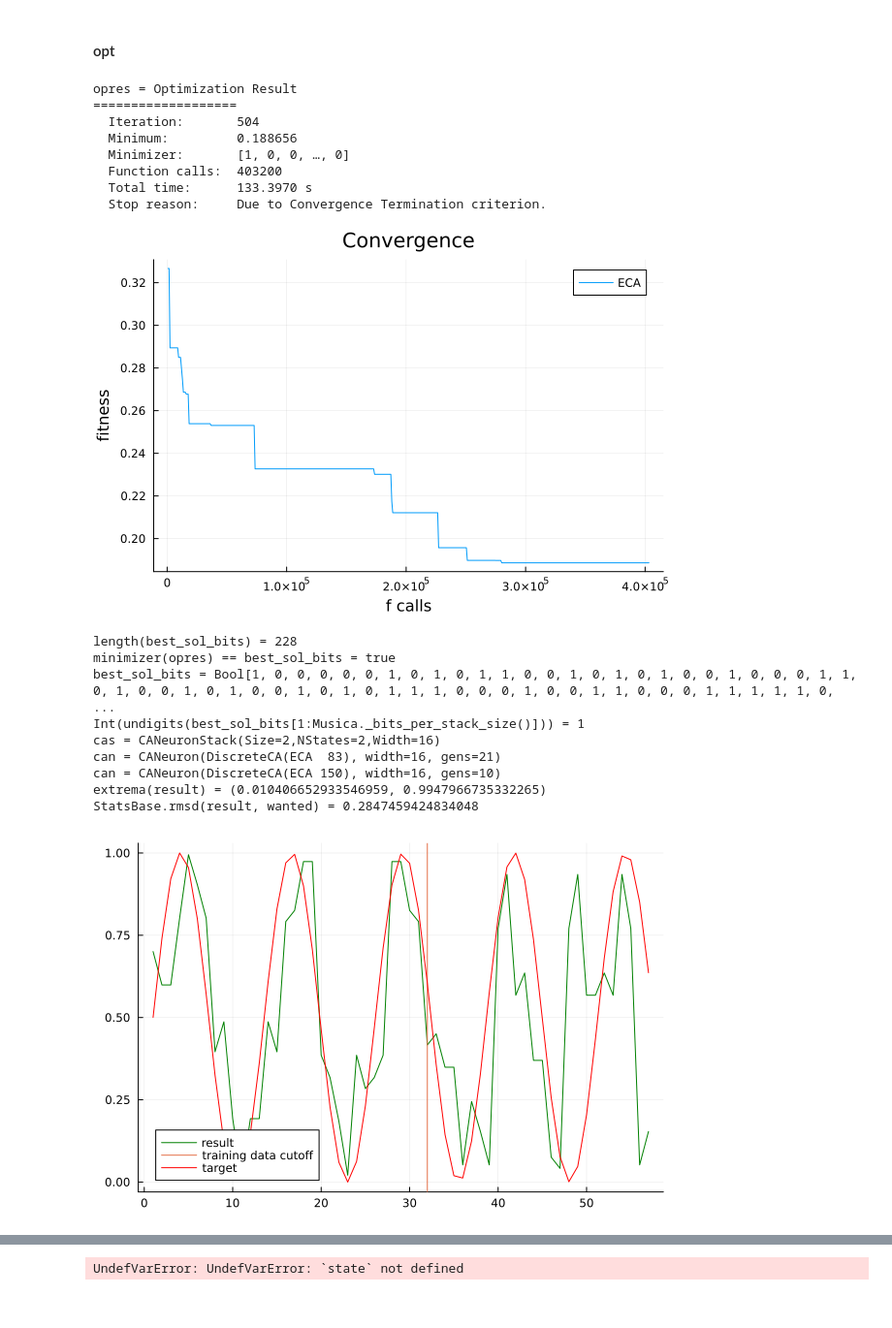
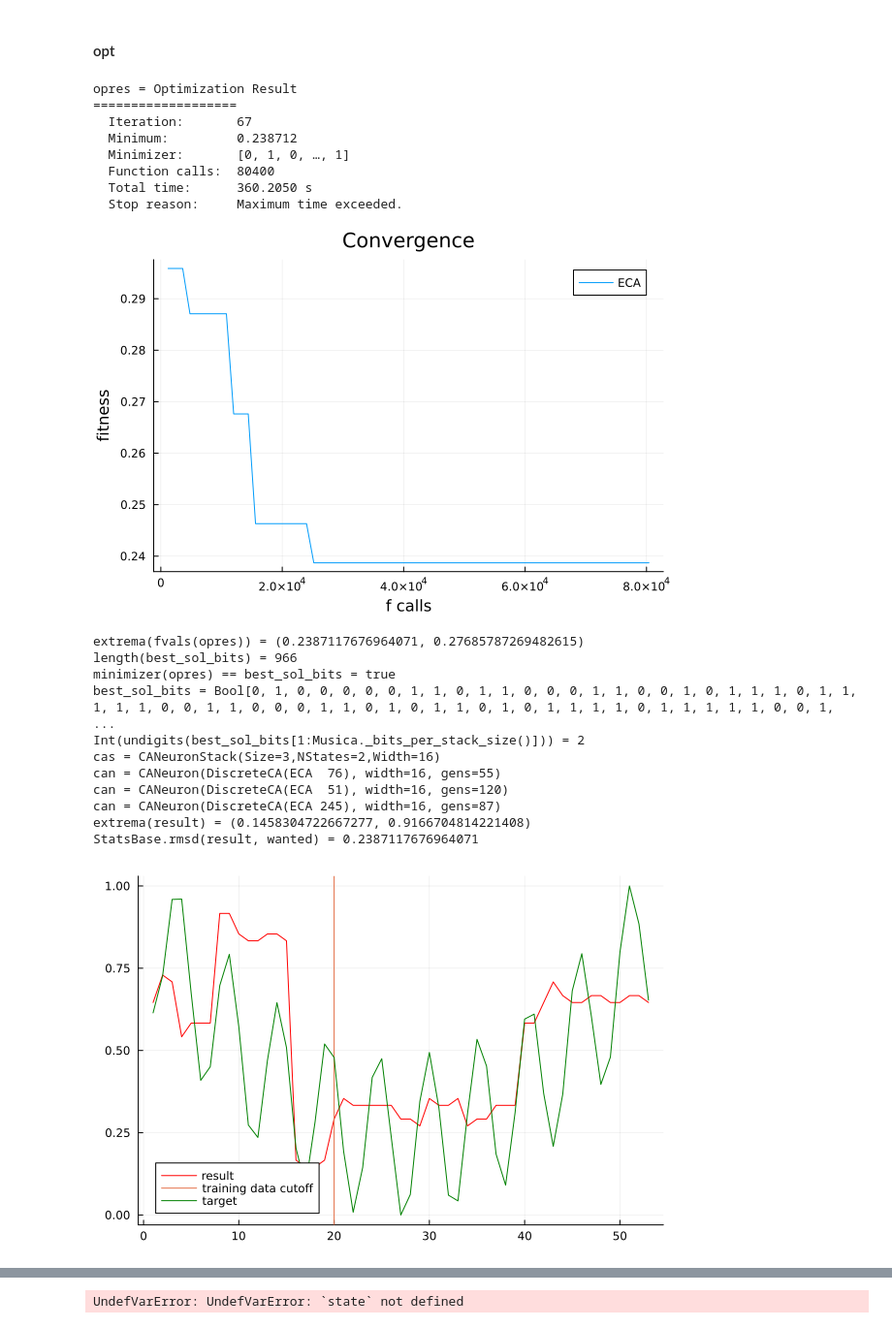
Before and after one commit to ORBAT/Musica, a Jupyter notebook: src/scratch.ipynb, the cells around one changed output, grey strips where cells are left out. Shown at 97% size. Saved outputs shown, nothing was run; the diff lists cells and outputs as text; code cells hidden in the pictures.

```diff
--- a/src/scratch.ipynb
+++ b/src/scratch.ipynb
@@ -138,10 +138,12 @@ BenchmarkTools.Trial: 113 samples with 1 evaluation.
 # %%
 using Musica, Plots, Metaheuristics
 # _bits_per_generation=5, _bits_per_stack_size=5, _row_width=16
-hyvät_bpg5_sz5 = (Bool[1, 0, 0, 0, 0, 0, 0, 1, 0, 1, 1, 1, 0, 0, 1, 0, 1, 0, 1, 0, 0, 1, 0, 1, 0, 0, 1, 1, 0, 0, 1, 0, 1, 0, 0, 1, 1, 1, 0, 1, 1, 1, 1, 1, 1, 0, 0, 0, 1, 0, 1, 1, 1, 1, 0, 1, 1, 0, 1, 1, 0, 0, 1, 0, 1, 0, 1, 0, 0, 1, 0, 0, 1, 1, 1, 0, 0, 0, 1, 0, 0, 0, 1, 1, 1, 0, 1, 0, 1, 0, 0, 0, 1, 0, 1, 0, 0, 1, 1, 1, 0, 1, 0, 1, 1, 0, 0, 0, 1, 0, 0, 0, 0, 1, 1, 1, 1, 0, 1, 0, 1, 0, 1, 0, 0, 0, 1, 0, 0, 1, 1, 1, 1, 0, 1, 0, 1, 0, 1, 0, 1, 1, 0, 0, 1, 1, 1, 0, 1, 0, 1, 1, 0, 0, 1, 0, 0, 0, 0, 0, 0, 1, 1, 1, 0, 1, 1, 1, 1, 0, 0, 1, 1, 1, 0, 1, 0, 0, 0, 0, 0, 1, 0, 1, 1, 0, 1, 0, 0, 0, 1, 1, 0, 0, 0, 1, 0, 1, 0, 1, 1, 1, 0, 0, 1, 1, 1, 1, 1, 1, 1, 1, 0, 1, 0, 0, 1, 0, 1, 1, 0, 1, 1, 1, 1, 0, 0, 1, 0, 0, 0, 1, 1, 1, 0, 1, 1, 1, 0, 0, 0, 1, 0, 0, 1, 1, 0, 1, 0, 1, 0, 1, 1, 0, 0, 1, 0, 1, 1, 0, 0, 0, 1, 0, 0, 1, 0, 1, 0, 0, 0, 1, 0, 0, 0, 0, 0, 0, 1, 0, 0, 1, 0, 1, 1, 1, 0, 1, 1, 1, 1, 0, 1, 1, 0, 0, 1, 1, 1, 1, 0, 1, 1, 0, 1, 1, 1, 0, 1, 0, 1, 1, 0, 1, 0, 0, 0, 0, 0, 1, 0, 1, 0, 1, 0, 0, 1, 1, 1, 1, 0, 1, 0, 1, 1, 1, 1, 0, 0, 1, 1, 1, 0, 1, 1, 1, 0, 1, 1, 0, 0, 1, 1, 1, 0, 1, 1, 0, 0, 0, 1, 1, 0, 0, 0, 0, 1, 0, 0, 1, 0, 0, 1, 1, 1, 0, 0, 1, 0, 0, 0, 1, 0, 0, 0, 0, 0, 0, 0, 1, 0, 1, 1, 1, 1, 0, 0, 1, 1, 0, 1, 1, 1, 1, 1, 0, 1, 1, 1, 0, 0, 0, 1, 0, 1, 1, 0, 0, 1, 1, 0]
+# siniaaltotestidata
+#= hyvät_bpg5_sz5 = (Bool[1, 0, 0, 0, 0, 0, 0, 1, 0, 1, 1, 1, 0, 0, 1, 0, 1, 0, 1, 0, 0, 1, 0, 1, 0, 0, 1, 1, 0, 0, 1, 0, 1, 0, 0, 1, 1, 1, 0, 1, 1, 1, 1, 1, 1, 0, 0, 0, 1, 0, 1, 1, 1, 1, 0, 1, 1, 0, 1, 1, 0, 0, 1, 0, 1, 0, 1, 0, 0, 1, 0, 0, 1, 1, 1, 0, 0, 0, 1, 0, 0, 0, 1, 1, 1, 0, 1, 0, 1, 0, 0, 0, 1, 0, 1, 0, 0, 1, 1, 1, 0, 1, 0, 1, 1, 0, 0, 0, 1, 0, 0, 0, 0, 1, 1, 1, 1, 0, 1, 0, 1, 0, 1, 0, 0, 0, 1, 0, 0, 1, 1, 1, 1, 0, 1, 0, 1, 0, 1, 0, 1, 1, 0, 0, 1, 1, 1, 0, 1, 0, 1, 1, 0, 0, 1, 0, 0, 0, 0, 0, 0, 1, 1, 1, 0, 1, 1, 1, 1, 0, 0, 1, 1, 1, 0, 1, 0, 0, 0, 0, 0, 1, 0, 1, 1, 0, 1, 0, 0, 0, 1, 1, 0, 0, 0, 1, 0, 1, 0, 1, 1, 1, 0, 0, 1, 1, 1, 1, 1, 1, 1, 1, 0, 1, 0, 0, 1, 0, 1, 1, 0, 1, 1, 1, 1, 0, 0, 1, 0, 0, 0, 1, 1, 1, 0, 1, 1, 1, 0, 0, 0, 1, 0, 0, 1, 1, 0, 1, 0, 1, 0, 1, 1, 0, 0, 1, 0, 1, 1, 0, 0, 0, 1, 0, 0, 1, 0, 1, 0, 0, 0, 1, 0, 0, 0, 0, 0, 0, 1, 0, 0, 1, 0, 1, 1, 1, 0, 1, 1, 1, 1, 0, 1, 1, 0, 0, 1, 1, 1, 1, 0, 1, 1, 0, 1, 1, 1, 0, 1, 0, 1, 1, 0, 1, 0, 0, 0, 0, 0, 1, 0, 1, 0, 1, 0, 0, 1, 1, 1, 1, 0, 1, 0, 1, 1, 1, 1, 0, 0, 1, 1, 1, 0, 1, 1, 1, 0, 1, 1, 0, 0, 1, 1, 1, 0, 1, 1, 0, 0, 0, 1, 1, 0, 0, 0, 0, 1, 0, 0, 1, 0, 0, 1, 1, 1, 0, 0, 1, 0, 0, 0, 1, 0, 0, 0, 0, 0, 0, 0, 1, 0, 1, 1, 1, 1, 0, 0, 1, 1, 0, 1, 1, 1, 1, 1, 0, 1, 1, 1, 0, 0, 0, 1, 0, 1, 1, 0, 0, 1, 1, 0]
 , Bool[0, 0, 0, 0, 0, 0, 0, 0, 1, 1, 1, 1, 0, 0, 1, 1, 1, 0, 0, 1, 0, 0, 0, 1, 1, 1, 1, 1, 1, 1, 0, 0, 1, 0, 0, 0, 0, 0, 0, 0, 1, 0, 1, 0, 0, 1, 1, 1, 1, 1, 0, 1, 0, 0, 0, 0, 1, 1, 1, 0, 1, 1, 0, 0, 0, 1, 0, 0, 0, 1, 0, 1, 0, 0, 1, 1, 0, 1, 1, 1, 1, 0, 0, 1, 0, 1, 0, 1, 1, 0, 1, 0, 1, 0, 1, 1, 1, 0, 1, 1, 0, 0, 1, 0, 0, 0, 0, 1, 0, 0, 0, 1, 1, 0, 0, 1, 1, 1, 1, 1, 0, 0, 0, 0, 0, 0, 1, 1, 1, 0, 0, 0, 0, 0, 1, 0, 0, 0, 0, 1, 1, 1, 1, 0, 0, 0, 0, 0, 0, 1, 0, 1, 0, 0, 1, 1, 1, 0, 1, 1, 1, 1, 0, 1, 1, 0, 1, 1, 1, 0, 1, 0, 1, 1, 1, 1, 0, 1, 0, 0, 1, 1, 0, 1, 0, 0, 0, 1, 0, 1, 0, 1, 0, 0, 0, 0, 0, 1, 1, 1, 1, 0, 0, 1, 1, 1, 0, 1, 0, 1, 0, 0, 1, 0, 0, 1, 0, 1, 1, 1, 1, 0, 1, 1, 1, 0, 1, 1, 0, 1, 1, 1, 1, 1, 1, 0, 1, 0, 0, 0, 0, 0, 1, 0, 1, 1, 0, 0, 1, 1, 0, 1, 1, 0, 0, 1, 1, 1, 0, 0, 0, 0, 1, 0, 1, 1, 1, 0, 0, 1, 0, 0, 1, 1, 1, 0, 1, 1, 1, 0, 0, 0, 0, 0, 0, 0, 1, 1, 1, 1, 1, 1, 0, 0, 0, 1, 0, 1, 1, 1, 0, 0, 0, 0, 1, 1, 1, 0, 1, 0, 1, 1, 0, 0, 1, 1, 1, 0, 1, 1, 1, 1, 1, 0, 0, 0, 0, 0, 1, 1, 0, 1, 0, 0, 1, 1, 1, 0, 1, 0, 1, 1, 1, 0, 0, 1, 0, 0, 0, 0, 0, 1, 1, 1, 0, 1, 0, 0, 1, 1, 0, 1, 0, 0, 1, 1, 0, 1, 1, 1, 0, 0, 1, 1, 1, 0, 0, 1, 1, 1, 1, 1, 1, 1, 0, 1, 0, 0, 1, 1, 0, 1, 0, 1, 0, 0, 1, 1, 0, 0, 0, 0, 0, 0, 1, 0, 1, 0, 1, 0, 1, 0, 0, 1, 0, 0, 0, 1, 0, 1, 0]
 )
 
+# siniaaltotestidata
 # RMSD ~0.28
 hyvät_bpg5_sz4 = (
     Bool[1, 0, 0, 0, 0, 0, 1, 1, 0, 1, 1, 0, 0, 1, 0, 1, 0, 1, 0, 1, 0, 0, 1, 0, 0, 1, 1, 0, 0, 1, 1, 0, 1, 0, 0, 1, 1, 0, 0, 0, 0, 1, 1, 0, 1, 0, 1, 0, 0, 0, 1, 0, 1, 1, 0, 1, 0, 1, 0, 0, 1, 1, 0, 0, 0, 0, 0, 0, 0, 1, 1, 1, 0, 0, 0, 1, 0, 1, 0, 1, 1, 1, 1, 0, 1, 0, 1, 1, 0, 1, 1, 1, 0, 0, 0, 0, 0, 0, 1, 1, 1, 0, 0, 0, 0, 1, 0, 0, 1, 0, 1, 0, 0, 1, 1, 1, 0, 0, 0, 1, 0, 1, 0, 0, 1, 1, 0, 0, 1, 0, 0, 0, 0, 0, 0, 0, 1, 0, 0, 0, 1, 1, 0, 0, 1, 0, 0, 1, 1, 0, 0, 1, 1, 0, 0, 0, 1, 0, 1, 1, 0, 0, 1, 0, 1, 1, 1, 1, 0, 0, 1, 1, 1, 1, 1, 1, 0, 1, 1, 0, 1, 0, 0, 0, 0, 0, 1, 0, 0, 0, 0, 0, 0, 0, 1, 0, 1, 1, 1, 1, 0, 0, 1, 0, 1, 0, 1, 1, 0, 1, 1, 1]
@@ -149,14 +151,20 @@ hyvät_bpg5_sz4 = (
   , Bool[0, 1, 0, 0, 0, 0, 0, 1, 0, 1, 1, 0, 0, 1, 0, 1, 0, 1, 0, 1, 1, 0, 0, 1, 1, 0, 1, 0, 0, 1, 1, 1, 0, 1, 0, 1, 0, 1, 0, 1, 0, 1, 0, 1, 1, 0, 0, 0, 0, 1, 0, 0, 0, 0, 0, 1, 1, 1, 1, 1, 1, 0, 0, 0, 1, 1, 1, 0, 0, 0, 1, 0, 1, 1, 1, 0, 0, 1, 1, 1, 1, 1, 0, 0, 1, 1, 0, 1, 1, 1, 1, 1, 0, 0, 1, 0, 0, 1, 1, 0, 1, 1, 1, 1, 1, 1, 0, 1, 1, 1, 1, 1, 1, 0, 1, 0, 0, 1, 1, 1, 1, 0, 0, 1, 1, 0, 0, 0, 0, 1, 1, 1, 1, 0, 1, 0, 0, 0, 1, 0, 1, 1, 0, 1, 1, 0, 0, 0, 0, 0, 1, 1, 1, 1, 1, 0, 0, 1, 1, 1, 0, 0, 0, 0, 0, 1, 0, 0, 1, 1, 0, 0, 0, 0, 1, 1, 0, 0, 0, 1, 1, 0, 1, 0, 0, 0, 1, 0, 1, 1, 1, 1, 1, 1, 1, 1, 0, 0, 0, 1, 0, 1, 0, 1, 1, 1, 0, 1, 1, 1, 0, 0]
   )
 
+  # siniaaltotestidata
+  # myös RMSD ~0.28
   hyvät_bpg6_sz4 = (
 
   Bool[1, 0, 0, 0, 0, 0, 1, 0, 1, 0, 1, 1, 0, 0, 1, 0, 1, 0, 1, 0, 0, 1, 0, 0, 0, 1, 1, 0, 1, 0, 0, 1, 0, 1, 0, 0, 1, 0, 1, 0, 1, 1, 1, 0, 0, 0, 1, 0, 0, 1, 1, 0, 0, 0, 1, 1, 1, 1, 1, 0, 1, 0, 0, 0, 1, 1, 0, 0, 1, 0, 0, 0, 0, 1, 0, 1, 0, 1, 0, 0, 0, 1, 0, 1, 0, 0, 0, 0, 1, 0, 1, 0, 1, 0, 1, 0, 1, 0, 0, 1, 0, 0, 0, 0, 1, 0, 0, 0, 0, 1, 0, 1, 0, 1, 0, 1, 1, 1, 1, 0, 1, 1, 1, 1, 0, 0, 1, 0, 1, 0, 0, 1, 0, 1, 0, 1, 1, 0, 1, 0, 0, 0, 0, 0, 1, 1, 1, 1, 0, 1, 1, 0, 0, 1, 0, 1, 0, 1, 0, 1, 0, 0, 1, 0, 0, 0, 0, 0, 1, 1, 0, 0, 1, 1, 0, 0, 1, 1, 1, 1, 1, 1, 0, 1, 0, 1, 0, 0, 0, 1, 0, 1, 0, 0, 0, 0, 1, 1, 0, 0, 1, 0, 0, 0, 1, 1, 0, 0, 1, 1, 0, 0, 1, 0, 1, 1, 1, 1, 1, 1, 1, 0, 0, 0, 0, 0, 1, 0]
+  )
+ =#
 
+  # _test_wanted_output_rastr(10,0.19)
+ hyvät_rastr_bpg5_sz5 = ( # bpg6, sz4 ei tuottanu hyvää tulosta
 
-  )
+ )
 
-opres = Musica._do_opt(time_limit=60.0 * 6, p_mutation=0.1, pop_size=800,); #= with_indiv=hyvä =#
+opres = Musica._do_opt(time_limit=60.0 * 6, p_mutation=0.1, pop_size=1200,); #= with_indiv=hyvä =#
 @show opres
 f_calls, best_f_value = convergence(opres);
 plot(xlabel="f calls", ylabel="fitness", title="Convergence")
@@ -164,18 +172,19 @@ plot!(f_calls, best_f_value, label="ECA")
 # %% [output]
 opres = Optimization Result
 ===================
-  Iteration:       504
-  Minimum:         0.188656
-  Minimizer:       [1, 0, 0, …, 0]
-  Function calls:  403200
-  Total time:      133.3970 s
-  Stop reason:     Due to Convergence Termination criterion.
+  Iteration:       67
+  Minimum:         0.238712
+  Minimizer:       [0, 1, 0, …, 1]
+  Function calls:  80400
+  Total time:      360.2050 s
+  Stop reason:     Maximum time exceeded.
-[figure, old version]
+[figure, new version]
 # %%
 using Plots, Musica, Transducers, StatsBase, Metaheuristics
 
 function _plotopres(opres)
-  want_test_data = Musica._test_wanted_output(9)
+  @show extrema(fvals(opres))
+  want_test_data = Musica._test_wanted_output_rastr(10, 0.19)
   _parser = Musica._test_parser_dynamic()
   _inp_gen = full_data_generator(want_test_data) #() -> (want_test_data, 1:length(want_test_data))
   # _res_gen = Musica.full_result_generator(want_test_data)
@@ -183,45 +192,47 @@ function _plotopres(opres)
 
   _res_gen = input_based_result_gen()
   fff = create_obj_fn(_parser, _inp_gen, _res_gen, Musica.create_fitness_fn())
 
   best_sol_bits = get_best_at(fff, opres)
   # @show all(==(0), best_sol_bits)
   @show length(best_sol_bits)
 
   @show minimizer(opres) == best_sol_bits
   @show best_sol_bits
   @show Int(undigits(best_sol_bits[1:Musica._bits_per_stack_size()]))
   (_, cas) = best_sol_bits |> _parser
   @show cas
   for can in cas
     @show can
   end
 
-  (_want, _res) = _inp_gen()
+  # (_want, _res) = _inp_gen()
 
   # best_sol_bits = minimizer(opres)
   (wanted, inp) = _inp_gen() |> maybe_collect
   result = _res_gen(inp, cas) |>
            Map(@£(normalize_num(2^16 - 1)) ∘ row_from_gray) |> maybe_collect
 
   @show extrema(result)
   @show StatsBase.rmsd(result, wanted)
-  plot(result, label="result", seriescolor=:green)
-  vline!([length(Musica._test_wanted_output(5))], label="training data cutoff")
-  plot!(wanted, label="target", seriescolor=:red)
+  plot(result, label="result", seriescolor=:red)
+  vline!([length(Musica._test_wanted_output_tan(π))], label="training data cutoff")
+  plot!(wanted, label="target", seriescolor=:green)
 end
 
 _plotopres(opres)
 # %% [output]
-length(best_sol_bits) = 228
+extrema(fvals(opres)) = (0.2387117676964071, 0.27685787269482615)
+length(best_sol_bits) = 966
 minimizer(opres) == best_sol_bits = true
-best_sol_bits = Bool[1, 0, 0, 0, 0, 0, 1, 0, 1, 0, 1, 1, 0, 0, 1, 0, 1, 0, 1, 0, 0, 1, 0, 0, 0, 1, 1, 0, 1, 0, 0, 1, 0, 1, 0, 0, 1, 0, 1, 0, 1, 1, 1, 0, 0, 0, 1, 0, 0, 1, 1, 0, 0, 0, 1, 1, 1, 1, 1, 0, ...
-Int(undigits(best_sol_bits[1:Musica._bits_per_stack_size()])) = 1
-cas = CANeuronStack(Size=2,NStates=2,Width=16)
-can = CANeuron(DiscreteCA(ECA  83), width=16, gens=21)
-can = CANeuron(DiscreteCA(ECA 150), width=16, gens=10)
-extrema(result) = (0.010406652933546959, 0.9947966735332265)
-StatsBase.rmsd(result, wanted) = 0.2847459424834048
+best_sol_bits = Bool[0, 1, 0, 0, 0, 0, 0, 1, 1, 0, 1, 1, 0, 0, 0, 1, 1, 0, 0, 1, 0, 1, 1, 1, 0, 1, 1, 1, 1, 1, 0, 0, 1, 1, 0, 0, 0, 1, 1, 0, 1, 0, 1, 1, 0, 1, 0, 1, 1, 1, 1, 0, 1, 1, 1, 1, 1, 0, 0, 1, ...
+Int(undigits(best_sol_bits[1:Musica._bits_per_stack_size()])) = 2
+cas = CANeuronStack(Size=3,NStates=2,Width=16)
+can = CANeuron(DiscreteCA(ECA  76), width=16, gens=55)
+can = CANeuron(DiscreteCA(ECA  51), width=16, gens=120)
+can = CANeuron(DiscreteCA(ECA 245), width=16, gens=87)
+extrema(result) = (0.1458304722667277, 0.9166704814221408)
+StatsBase.rmsd(result, wanted) = 0.2387117676964071
-[figure, old version]
+[figure, new version]
 # %%
 using Plots
```
Also changed, not shown: parts of 4 cells of this notebook.
